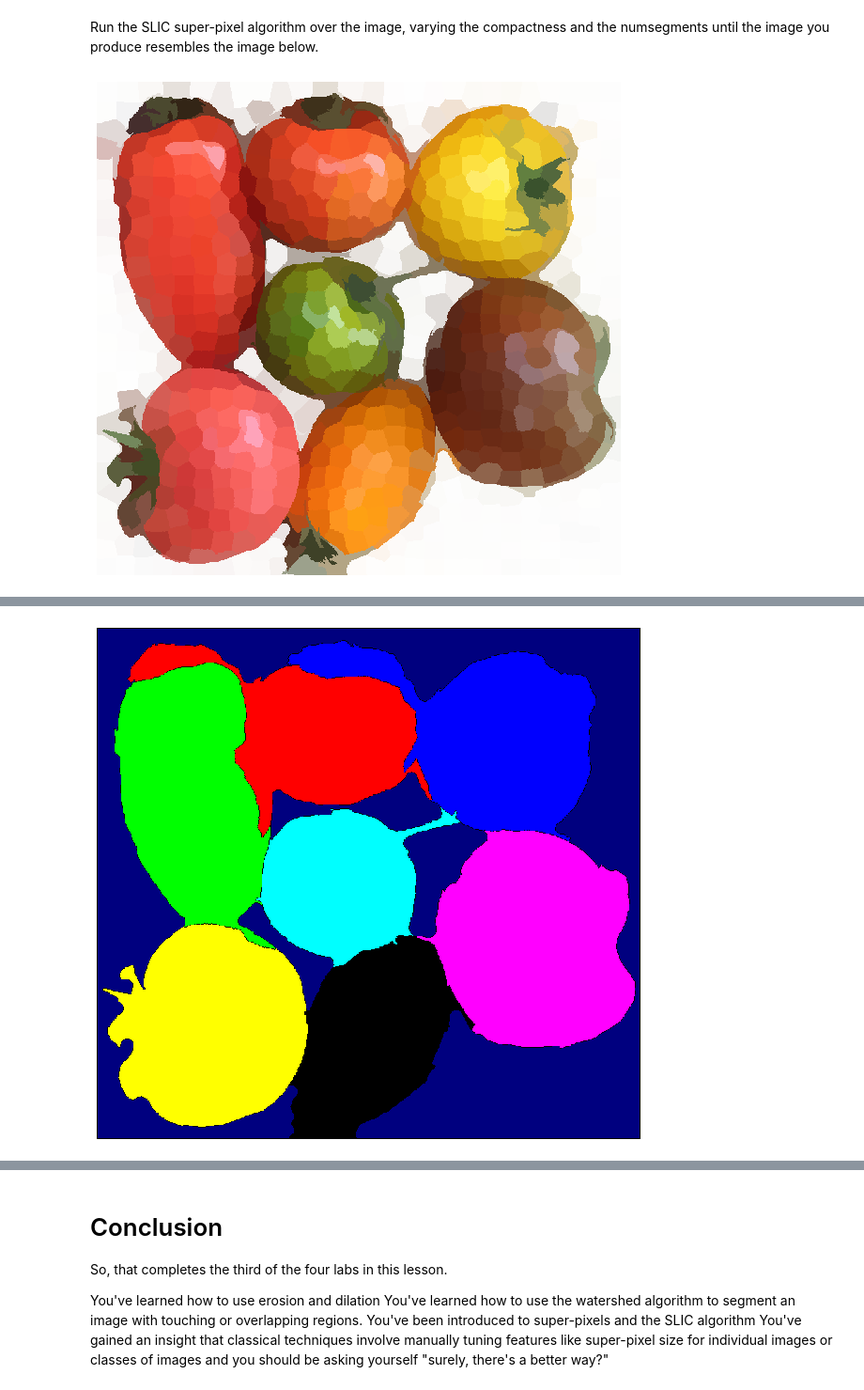
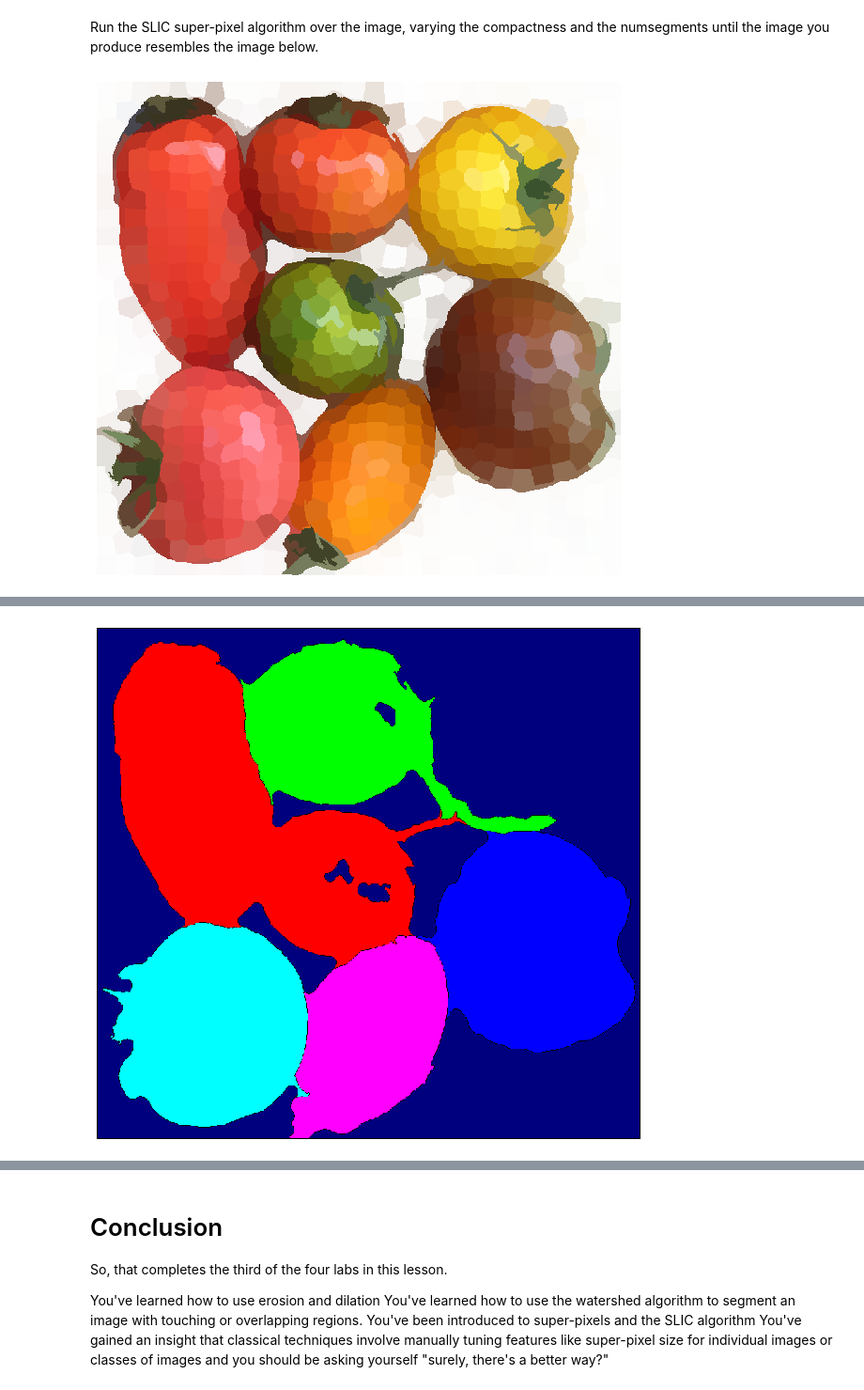
Before and after one commit to vipulpopat/CE6003_Etivity1, a Jupyter notebook: Lab_2_5_RegionGrowing.ipynb, the cells around one changed output, grey strips where cells are left out. Shown at 94% size. Saved outputs shown, nothing was run; the diff lists cells and outputs as text; code cells hidden in the pictures.

```diff
--- a/Lab_2_5_RegionGrowing.ipynb
+++ b/Lab_2_5_RegionGrowing.ipynb
@@ -341,7 +342,7 @@ Run the SLIC super-pixel algorithm over the image, varying the compactness and t
 #
 # Exercise: set the variable numSegments to a suitable value
 
-numSegments = 680
+numSegments = 800
 
 # END YOUR CODE HERE
 # %%
@@ -356,7 +357,7 @@ plt.axis('off')
 plt.imshow(superpixels)
 plt.show()
 # %% [output]
-[figure, old version]
+[figure, new version]
 # %% [markdown]
 Now your image should be similar to the one shown here.
 
@@ -365,13 +366,13 @@ Now your image should be similar to the one shown here.
 # Watershed on superpixel image
 
 # Blur image
-super_blur = cv2.GaussianBlur(superpixels, (27, 27), 100)
+# super_blur = cv2.GaussianBlur(superpixels, (7, 7), 80)
 
 # Grayscale
-super_gray = cv2.cvtColor(super_blur, cv2.COLOR_BGR2GRAY)
+super_gray = cv2.cvtColor(superpixels, cv2.COLOR_BGR2GRAY)
 
 # Threshold
-_, super_thresh = cv2.threshold(super_gray, 210, 255, cv2.THRESH_BINARY_INV)
+_, super_thresh = cv2.threshold(super_gray, 183, 255, cv2.THRESH_BINARY_INV)
 
 # BG / FG / Diff
 super_closed = cv2.morphologyEx(super_thresh, cv2.MORPH_CLOSE, closingKernel)
@@ -395,36 +396,38 @@ cv2.watershed(superpixels, super_marker)
 
 # Create a new empty image with the same shape
 # as the original image.
 h, w, num_c = superpixels.shape
 super_seg = np.zeros((h, w, num_c), np.uint8)
 
 # Watershed has replaced the pixel
 # values in marker with integers representing
 # the segments it has found in the original
 # image.
 # Color in these segments
 #
 maxMarker = np.max(super_marker)
 minMarker = np.min(super_marker)
 
 colorMap =  [ \
              [0,0,0], \
              [255,255,255], \
              [127,0,0], \
              [0,0,255], \
              [0,255,0], \
              [255,0,0], \
              [255,255,0], \
              [255,0,255], \
-             [0,255,255] \
+             [0,255,255], \
+             [0,127,0], \
+             [0,0,127] \
             ]
 
-for region in range(minMarker, maxMarker):
+for region in range(minMarker, maxMarker+1):
     super_seg[super_marker == region] = colorMap[region+1]
 
 show_image(super_seg)
 # %% [output]
-[figure, old version]
+[figure, new version]
 # %% [markdown]
 To complete the assignment, you should run the watershed algorithm over the image you created in the last step.
 
```
Also changed, not shown: parts of 3 cells of this notebook, 5 other files.
